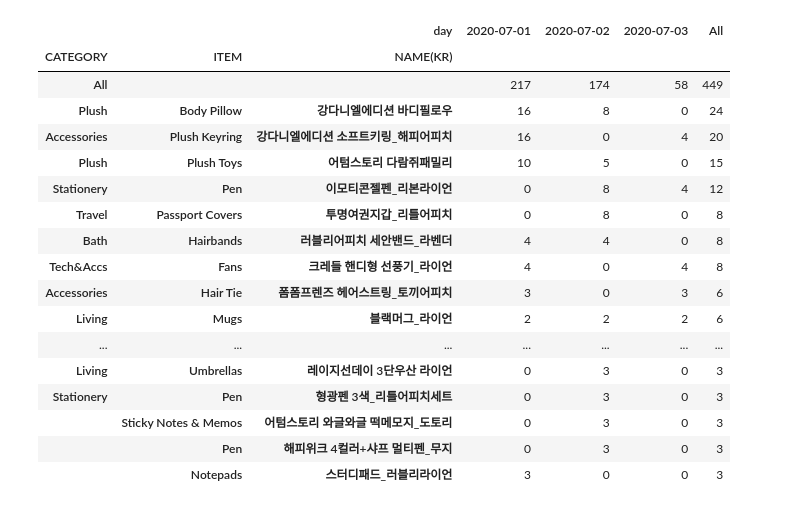
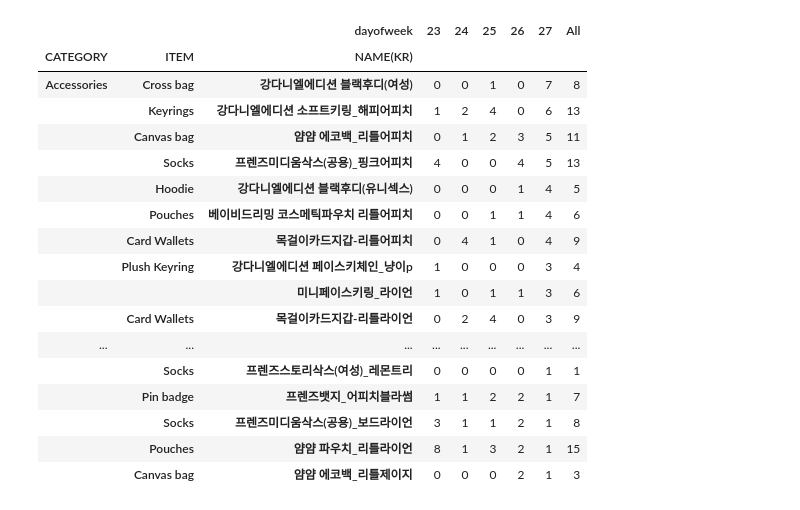
Before and after one commit to JoannaKang/kakao-commerce-data-analysis, a Jupyter notebook: Sales_trend.ipynb, the cells around one changed output. Drawn from its saved outputs; the diff is of its cells as text; code cells hidden in the pictures.

```diff
--- a/Sales_trend.ipynb
+++ b/Sales_trend.ipynb
@@ -95,0 +127,3 @@ julysale
+# %%
+julysale['dayofweek'] = julysale['day'].dt.week
+#sale['sale_month'] = sale['purchase-date'].dt.month
@@ -95,0 +146,2 @@ julysale
+# %%
+julysale.loc[julysale['CATEGORY'] == 'Stationeries', 'CATEGORY'] = 'Stationery'
@@ -119,4 +230,5 @@ theme_sale.sort_values(by = 'All', ascending = False)
 # %%
-category_sale = pd.pivot_table(julysale,index = ['CATEGORY', 'ITEM', 'NAME(KR)'], columns = 'day', values = 'net_quantity', aggfunc=np.sum, fill_value = 0, margins = True)
+category_sale = pd.pivot_table(julysale,index = ['CATEGORY', 'ITEM', 'NAME(KR)' ], columns = 'dayofweek', values = 'net_quantity', aggfunc=np.sum, fill_value = 0, margins = True)
 # %%
-category_sale = category_sale.sort_values(by = 'All', ascending = False)
+category_sale  = category_sale.sort_values(by = 27, ascending = False)
+category_sale
@@ -123,22 +250,22 @@ category_sale = category_sale.sort_values(by = 'All', ascending = False)
 # %%
-category_sale.head(50)
+category_sale.query("CATEGORY == ['Accessories']").head(50)
 # %% [output]
-|  |  | day | 2020-07-01 | 2020-07-02 | 2020-07-03 | All |
-| CATEGORY | ITEM | NAME(KR) |  |  |  |  |
-| All |  |  | 217 | 174 | 58 | 449 |
-| Plush | Body Pillow | 강다니엘에디션 바디필로우 | 16 | 8 | 0 | 24 |
-| Accessories | Plush Keyring | 강다니엘에디션 소프트키링_해피어피치 | 16 | 0 | 4 | 20 |
-| Plush | Plush Toys | 어텀스토리 다람쥐패밀리 | 10 | 5 | 0 | 15 |
-| Stationery | Pen | 이모티콘젤펜_리본라이언 | 0 | 8 | 4 | 12 |
-| Travel | Passport Covers | 투명여권지갑_리틀어피치 | 0 | 8 | 0 | 8 |
-| Bath | Hairbands | 러블리어피치 세안밴드_라벤더 | 4 | 4 | 0 | 8 |
-| Tech&Accs | Fans | 크레들 핸디형 선풍기_라이언 | 4 | 0 | 4 | 8 |
-| Accessories | Hair Tie | 폼폼프렌즈 헤어스트링_토끼어피치 | 3 | 0 | 3 | 6 |
-| Living | Mugs | 블랙머그_라이언 | 2 | 2 | 2 | 6 |
-| ... | ... | ... | ... | ... | ... | ... |
-| Living | Umbrellas | 레이지선데이 3단우산 라이언 | 0 | 3 | 0 | 3 |
-| Stationery | Pen | 형광펜 3색_리틀어피치세트 | 0 | 3 | 0 | 3 |
-|  | Sticky Notes & Memos | 어텀스토리 와글와글 떡메모지_도토리 | 0 | 3 | 0 | 3 |
-|  | Pen | 해피위크 4컬러+샤프 멀티펜_무지 | 0 | 3 | 0 | 3 |
-|  | Notepads | 스터디패드_러블리라이언 | 3 | 0 | 0 | 3 |
+|  |  | dayofweek | 23 | 24 | 25 | 26 | 27 | All |
+| CATEGORY | ITEM | NAME(KR) |  |  |  |  |  |  |
+| Accessories | Cross bag | 강다니엘에디션 블랙후디(여성) | 0 | 0 | 1 | 0 | 7 | 8 |
+|  | Keyrings | 강다니엘에디션 소프트키링_해피어피치 | 1 | 2 | 4 | 0 | 6 | 13 |
+|  | Canvas bag | 얌얌 에코백_리틀어피치 | 0 | 1 | 2 | 3 | 5 | 11 |
+|  | Socks | 프렌즈미디움삭스(공용)_핑크어피치 | 4 | 0 | 0 | 4 | 5 | 13 |
+|  | Hoodie | 강다니엘에디션 블랙후디(유니섹스) | 0 | 0 | 0 | 1 | 4 | 5 |
+|  | Pouches | 베이비드리밍 코스메틱파우치 리틀어피치 | 0 | 0 | 1 | 1 | 4 | 6 |
+|  | Card Wallets | 목걸이카드지갑-리틀어피치 | 0 | 4 | 1 | 0 | 4 | 9 |
+|  | Plush Keyring | 강다니엘에디션 페이스키체인_냥이p | 1 | 0 | 0 | 0 | 3 | 4 |
+|  |  | 미니페이스키링_라이언 | 1 | 0 | 1 | 1 | 3 | 6 |
+|  | Card Wallets | 목걸이카드지갑-리틀라이언 | 0 | 2 | 4 | 0 | 3 | 9 |
+| ... | ... | ... | ... | ... | ... | ... | ... | ... |
+|  | Socks | 프렌즈스토리삭스(여성)_레몬트리 | 0 | 0 | 0 | 0 | 1 | 1 |
+|  | Pin badge | 프렌즈뱃지_어피치블라썸 | 1 | 1 | 2 | 2 | 1 | 7 |
+|  | Socks | 프렌즈미디움삭스(공용)_보드라이언 | 3 | 1 | 1 | 2 | 1 | 8 |
+|  | Pouches | 얌얌 파우치_리틀라이언 | 8 | 1 | 3 | 2 | 1 | 15 |
+|  | Canvas bag | 얌얌 에코백_리틀제이지 | 0 | 0 | 0 | 2 | 1 | 3 |
 # %%
```
Also changed, not shown: parts of 20 cells of this notebook.
